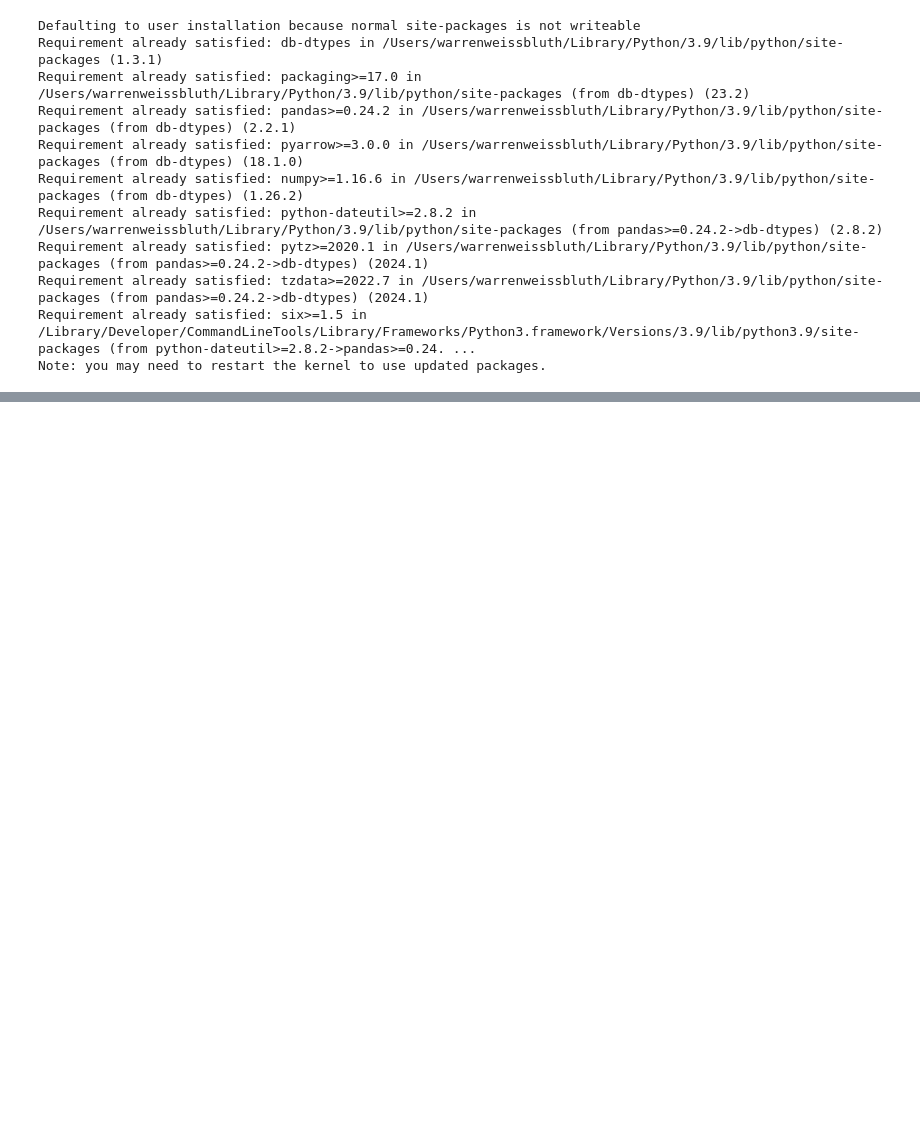
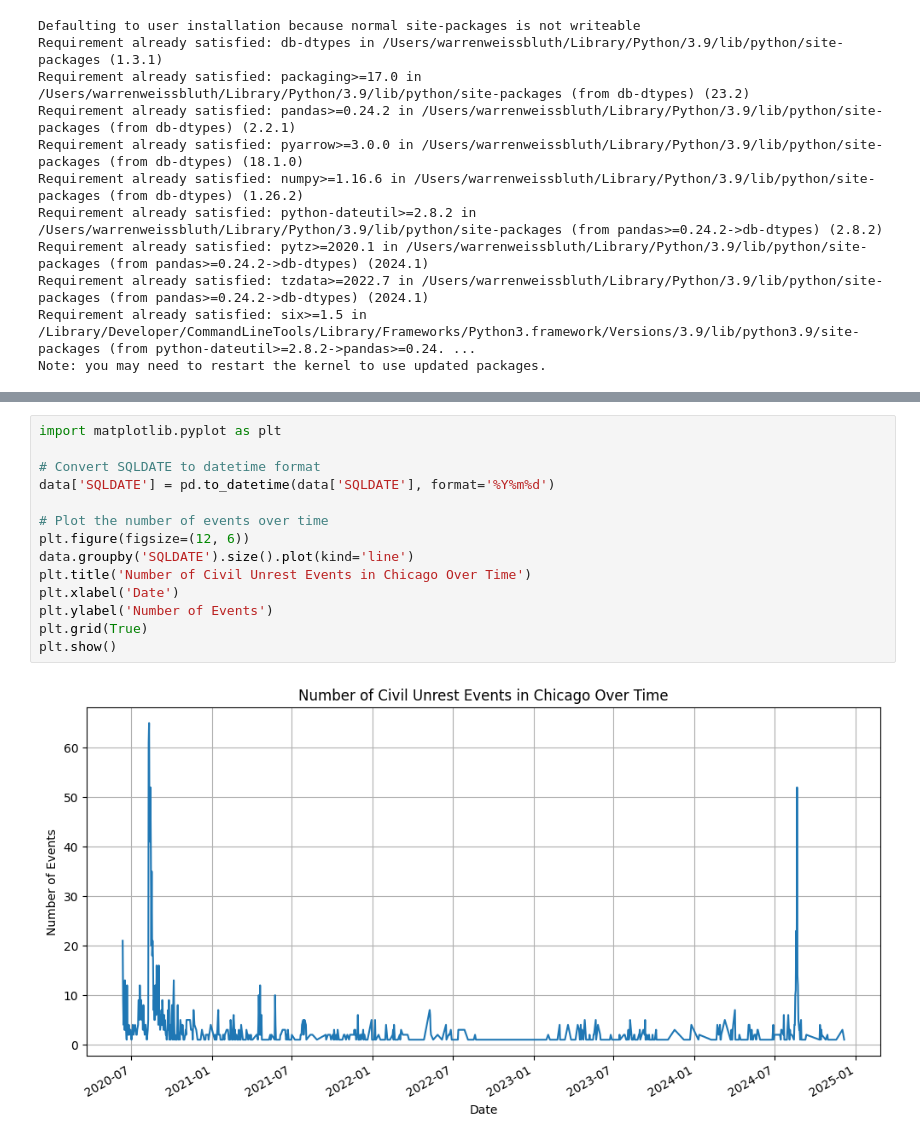
Before and after one commit to wweissbluth/civil_unrest_predictor, a Jupyter notebook: main.ipynb, the cells around one changed output, grey strips where cells are left out. Drawn from its saved outputs; the diff is of its cells as text; blank space fills up the shorter version.

```diff
--- a/main.ipynb
+++ b/main.ipynb
@@ -74,0 +172,16 @@ ValueError: Please install the 'db-dtypes' package to use this function.
+# %%
+import matplotlib.pyplot as plt
+
+# Convert SQLDATE to datetime format
+data['SQLDATE'] = pd.to_datetime(data['SQLDATE'], format='%Y%m%d')
+
+# Plot the number of events over time
+plt.figure(figsize=(12, 6))
+data.groupby('SQLDATE').size().plot(kind='line')
+plt.title('Number of Civil Unrest Events in Chicago Over Time')
+plt.xlabel('Date')
+plt.ylabel('Number of Events')
+plt.grid(True)
+plt.show()
+# %% [output]
+[figure, added]
```
Also changed, not shown: parts of 10 cells of this notebook.
